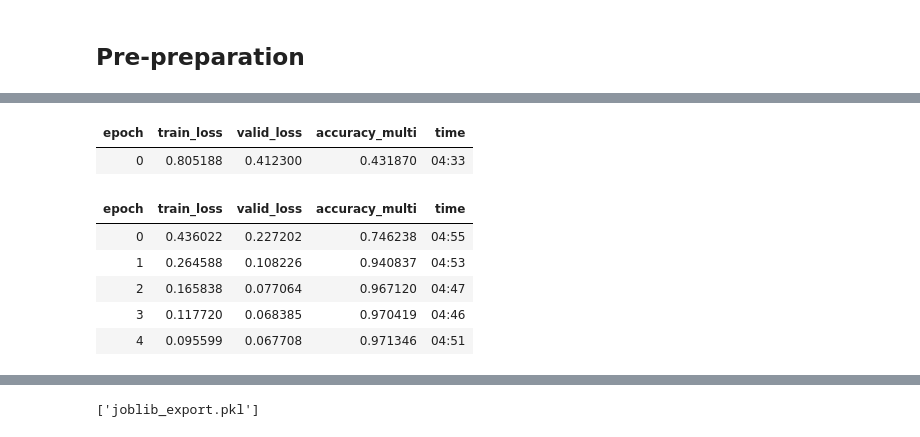
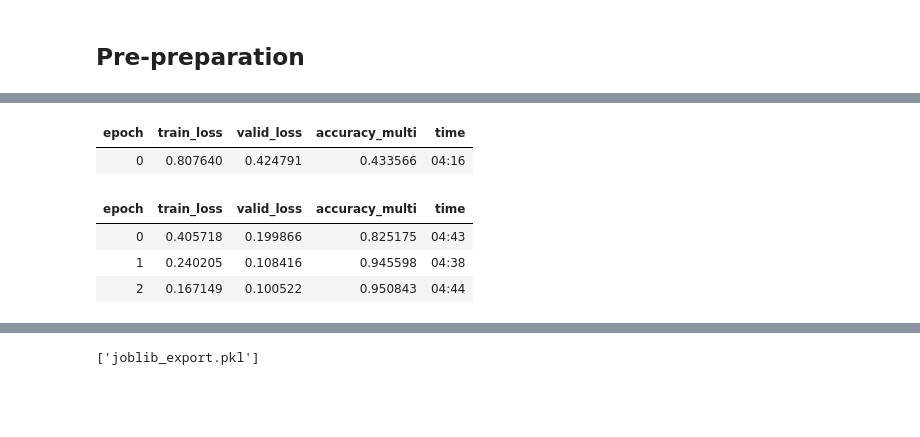
Before and after one commit to Chrouos/Intelligence-Closet, a Jupyter notebook: Trainning/trainng_model.ipynb, the cells around one changed output, grey strips where cells are left out. Cells and saved outputs as stored; diff of their text form; code cells hidden in the pictures; blank space fills up the shorter version.

```diff
--- a/Trainning/trainng_model.ipynb
+++ b/Trainning/trainng_model.ipynb
@@ -89,18 +89,16 @@ dls.show_batch(nrows=3, ncols=3)
 # %%
 import ssl
 ssl._create_default_https_context = ssl._create_unverified_context # 通過導入ssl模組改成不用驗證
 
 learn = cnn_learner(dls, resnet18, metrics=partial(accuracy_multi, thresh=0.2))
-learn.fine_tune(5, base_lr=3e-3)
+learn.fine_tune(3, base_lr=3e-3)
 # %% [output]
 | epoch | train_loss | valid_loss | accuracy_multi | time |
-| 0 | 0.805188 | 0.412300 | 0.431870 | 04:33 |
+| 0 | 0.807640 | 0.424791 | 0.433566 | 04:16 |
 | epoch | train_loss | valid_loss | accuracy_multi | time |
-| 0 | 0.436022 | 0.227202 | 0.746238 | 04:55 |
-| 1 | 0.264588 | 0.108226 | 0.940837 | 04:53 |
-| 2 | 0.165838 | 0.077064 | 0.967120 | 04:47 |
-| 3 | 0.117720 | 0.068385 | 0.970419 | 04:46 |
-| 4 | 0.095599 | 0.067708 | 0.971346 | 04:51 |
+| 0 | 0.405718 | 0.199866 | 0.825175 | 04:43 |
+| 1 | 0.240205 | 0.108416 | 0.945598 | 04:38 |
+| 2 | 0.167149 | 0.100522 | 0.950843 | 04:44 |
 # %%
 # Get Predictions and target variables
 preds,targs = learn.get_preds()
```
Also changed, not shown: parts of 7 cells of this notebook, 57 other files.
